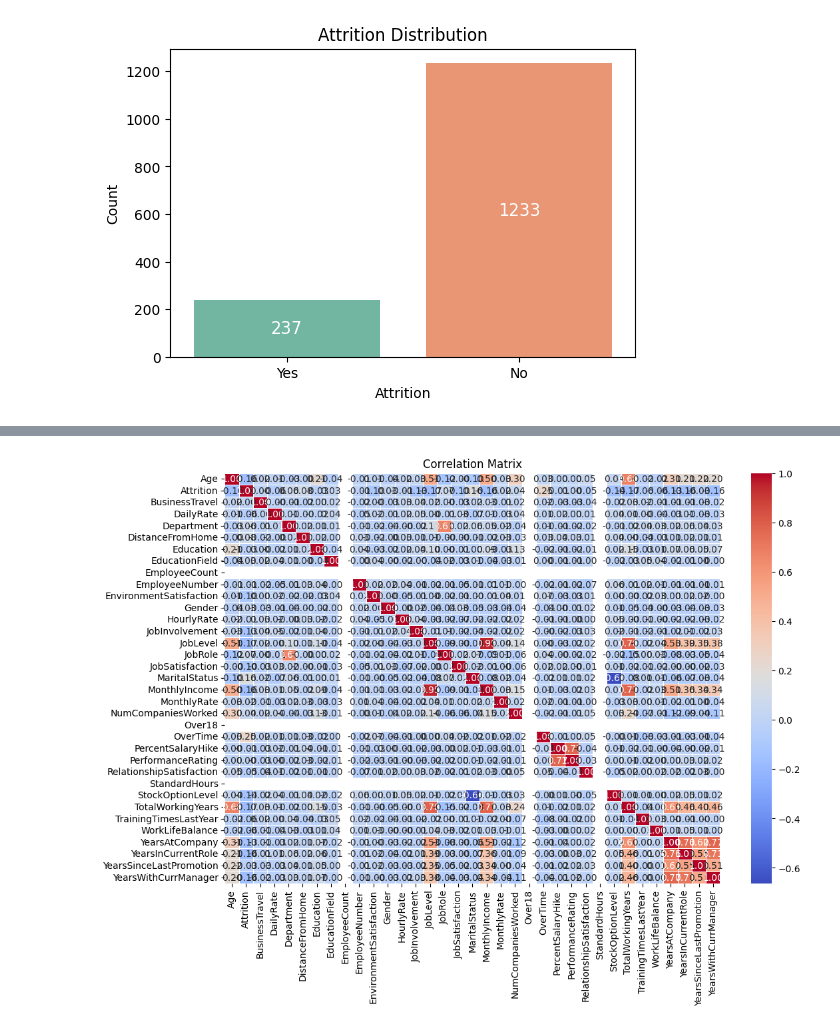
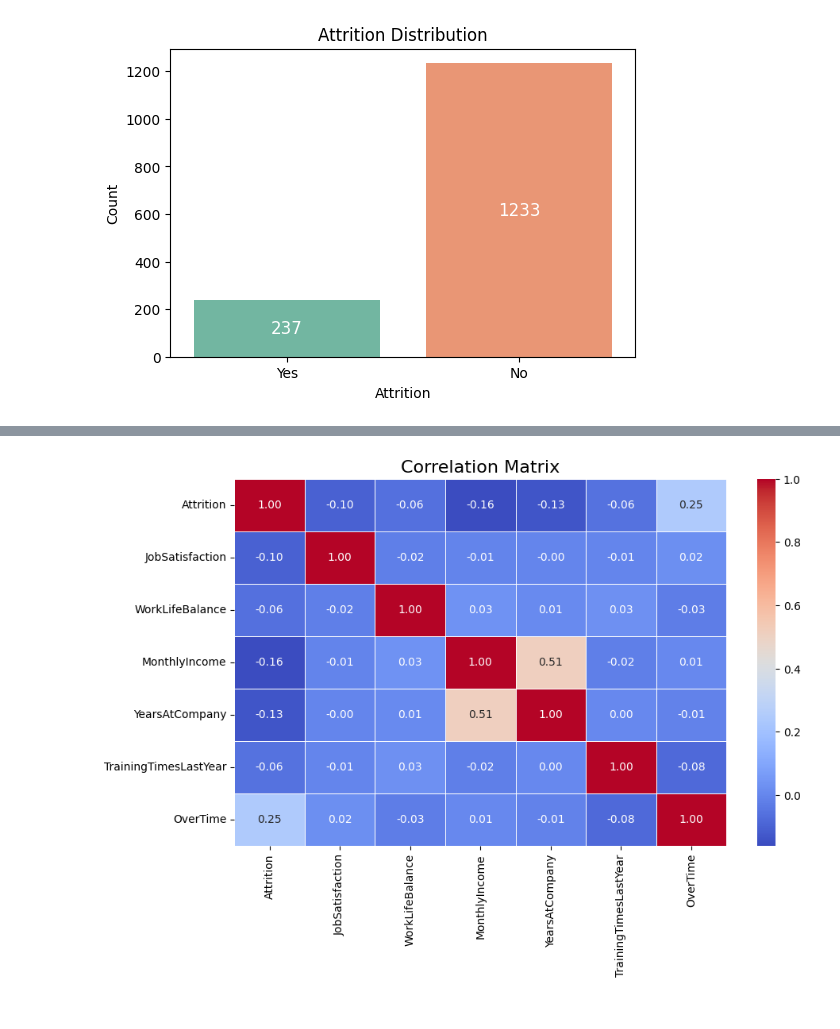
Before and after one commit to mariyamjabir/HR_Analytics, a Jupyter notebook: notebooks/01_EDA_and_Data_Preprocessing.ipynb, the cells around one changed output, grey strips where cells are left out. Saved outputs shown, nothing was run; the diff lists cells and outputs as text; code cells hidden in the pictures.

```diff
--- a/notebooks/01_EDA_and_Data_Preprocessing.ipynb
+++ b/notebooks/01_EDA_and_Data_Preprocessing.ipynb
@@ -91,9 +108,14 @@ label_encoder = LabelEncoder()
 for col in df_numeric.select_dtypes(include=['object']).columns:  # Only categorical columns
     df_numeric[col] = label_encoder.fit_transform(df_numeric[col])
 # %%
-plt.figure(figsize=(12, 8))
-sns.heatmap(df_numeric.corr(), annot=True, cmap="coolwarm", fmt='.2f', linewidths=0.5)
-plt.title("Correlation Matrix")
+selected_columns = ["Attrition", "JobSatisfaction", "WorkLifeBalance", "MonthlyIncome",
+                    "YearsAtCompany", "TrainingTimesLastYear", "OverTime"]
+corr_matrix = df_numeric[selected_columns].corr()
+
+plt.figure(figsize=(10, 6))
+sns.heatmap(corr_matrix, annot=True, cmap="coolwarm", fmt=".2f", linewidths=0.5)
+plt.title("Correlation Matrix", fontsize=16)
+plt.savefig(r"D:\Projects\IBM HR Analytics Employee Attrition and Performance\reports\correlation_matrix.png", bbox_inches='tight')
 plt.show()
 # %% [output]
-[figure, old version]
+[figure, new version]
```
Also changed, not shown: parts of 28 cells of this notebook.
